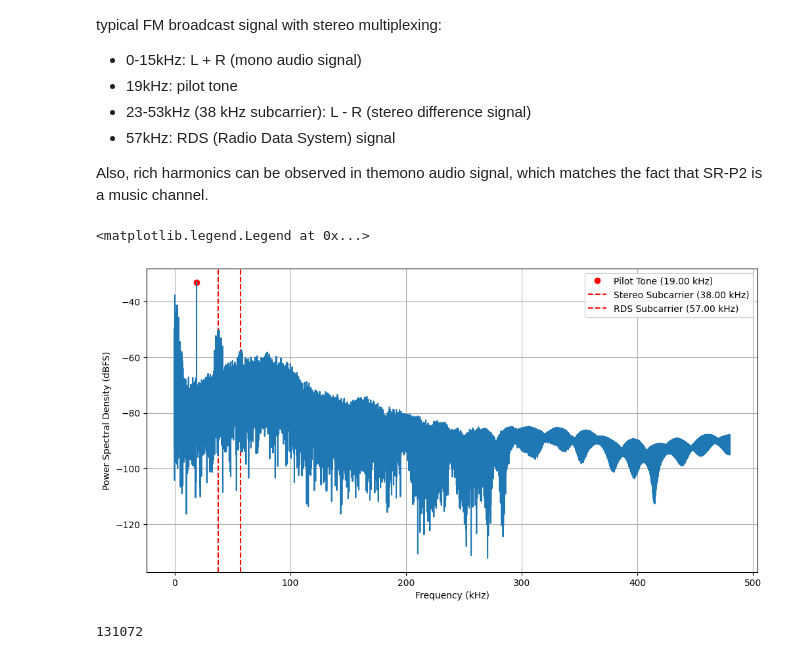
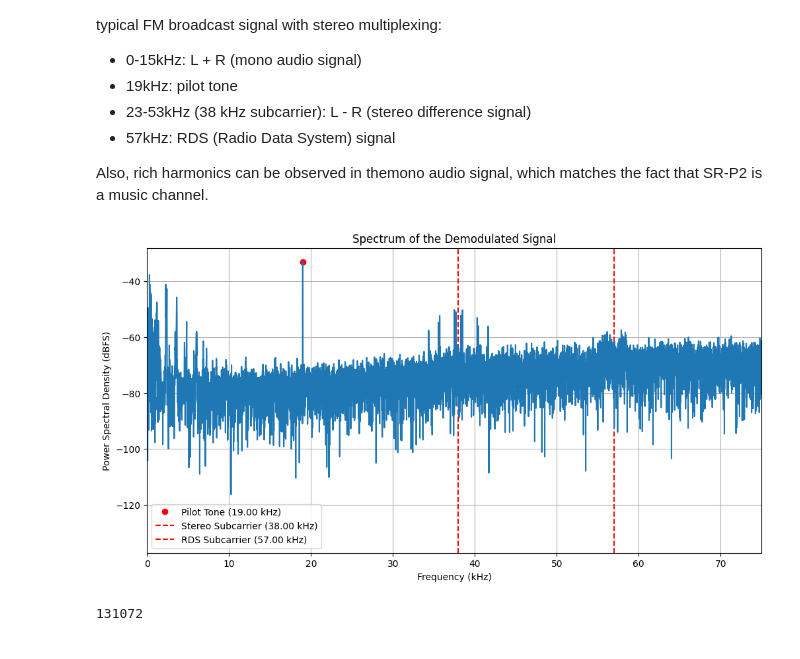
Before and after one commit to ruich95/SynQ, a Jupyter notebook: src/python/fm_radio_demod.ipynb, the cells around one changed output. Saved outputs shown, nothing was run; the diff lists cells and outputs as text; code cells hidden in the pictures.

```diff
--- a/src/python/fm_radio_demod.ipynb
+++ b/src/python/fm_radio_demod.ipynb
@@ -143,37 +149,41 @@ data = data[:, -1]
 
 # calculate the spectrum of the signal, and convert to dBm (50ohm)
 n = len(data)
 window = hann(n)
 data_ = data * window
 fft_data = np.fft.fftshift(np.fft.fft(data_)) / n
 freqs = np.fft.fftshift(np.fft.fftfreq(n, ts))
 
 # get the positive frequencies and corresponding spectrum
 freqs = freqs[n//2:]
 fft_data = fft_data[n//2:]
 
 # Convert to dBFS
 full_scale = 2**28
 dbFS_spectrum = 20 * np.log10(np.abs(fft_data) / full_scale)
 
 
 # plot half spectrum
 plt.figure(figsize=(12, 6))
 # mark the maximum point
 max_idx = np.argmax(dbFS_spectrum[1:]) + 1  # skip the DC component
 plt.plot(freqs[max_idx] / 1e3, dbFS_spectrum[max_idx], 'ro', label='Pilot Tone ({:.2f} kHz)'.format(freqs[max_idx]/1e3))
 plt.axvline(38, color='r', linestyle='--', label='Stereo Subcarrier (38.00 kHz)')
 plt.axvline(57, color='r', linestyle='--', label='RDS Subcarrier (57.00 kHz)')
 plt.plot(freqs / 1e3, dbFS_spectrum)
-# plt.xlim(0, 75)
-# plt.xlim(0, 100e3)
+plt.xlim(0, 75)
+#plt.xlim(0, 100e3)
 plt.xlabel("Frequency (kHz)")
 plt.ylabel("Power Spectral Density (dBFS)")
 plt.grid(True)
 plt.legend()
+
+plt.title("Spectrum of the Demodulated Signal")
+
+# save the figure
+plt.savefig("spectrum_demodulated_signal.png")
 # %% [output]
-<matplotlib.legend.Legend at 0x...>
-[figure, old version]
+[figure, new version]
 # %%
 print(len(data))
 # %% [output]
```
Also changed, not shown: parts of 2 cells of this notebook, 6 other files.
